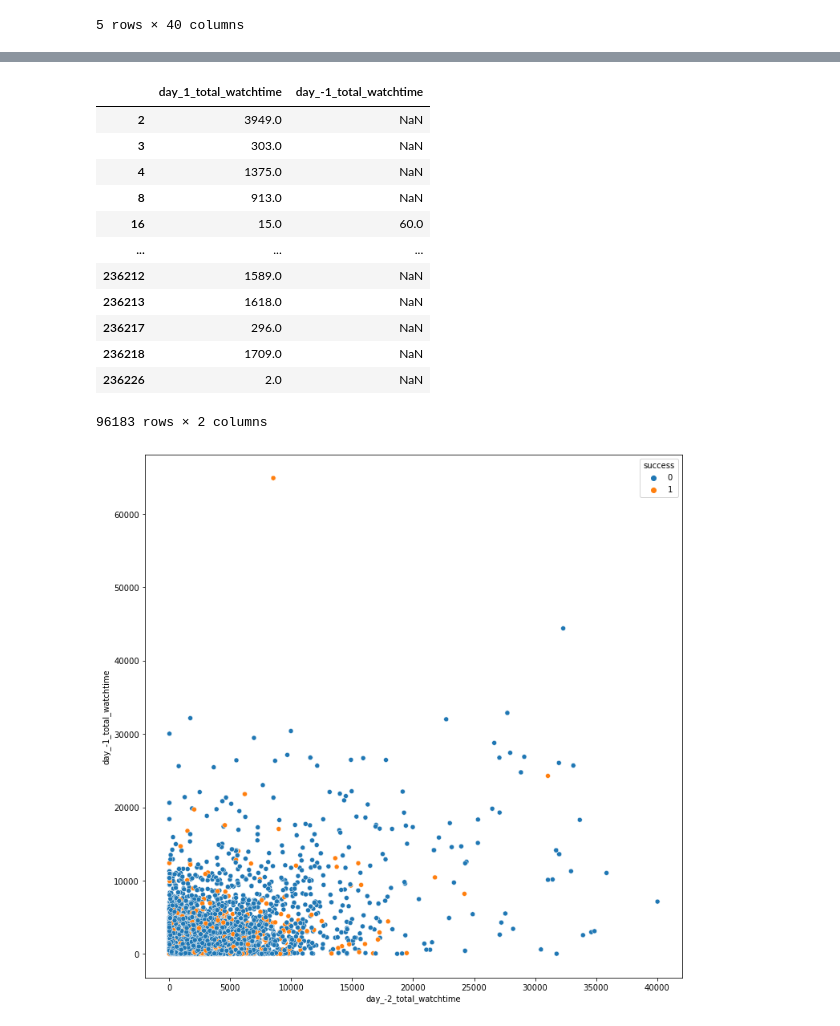
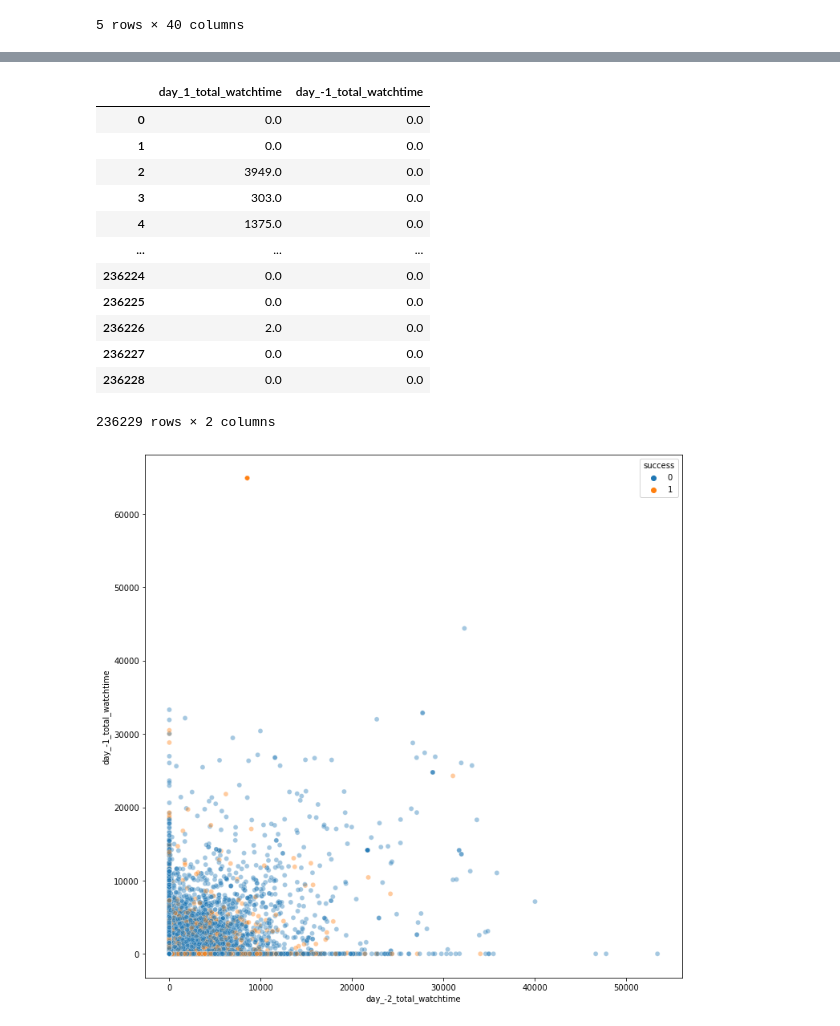
Before and after one commit to bdclow/Capstone, a Jupyter notebook: eda_notebooks/WatchTimeByTrialDay.ipynb, the cells around one changed output, grey strips where cells are left out. Cells and saved outputs as stored; diff of their text form; code cells hidden in the pictures.

```diff
--- a/eda_notebooks/WatchTimeByTrialDay.ipynb
+++ b/eda_notebooks/WatchTimeByTrialDay.ipynb
@@ -26,6 +29,8 @@ combined.head()
 5 rows × 40 columns
 # %%
 watch_time = pd.merge(watch_time, combined[["user_uid", "success"]], on="user_uid")
+
+watch_time = watch_time.fillna(0.0)
 # %%
 watch_time
 # %% [output]
@@ -46,26 +51,27 @@ watch_time
 watch_time[["day_1_total_watchtime", "day_-1_total_watchtime"]].dropna(how="all")
 # %% [output]
 |  | day_1_total_watchtime | day_-1_total_watchtime |
-| 2 | 3949.0 | NaN |
-| 3 | 303.0 | NaN |
-| 4 | 1375.0 | NaN |
-| 8 | 913.0 | NaN |
-| 16 | 15.0 | 60.0 |
+| 0 | 0.0 | 0.0 |
+| 1 | 0.0 | 0.0 |
+| 2 | 3949.0 | 0.0 |
+| 3 | 303.0 | 0.0 |
+| 4 | 1375.0 | 0.0 |
 | ... | ... | ... |
-| 236212 | 1589.0 | NaN |
-| 236213 | 1618.0 | NaN |
-| 236217 | 296.0 | NaN |
-| 236218 | 1709.0 | NaN |
-| 236226 | 2.0 | NaN |
+| 236224 | 0.0 | 0.0 |
+| 236225 | 0.0 | 0.0 |
+| 236226 | 2.0 | 0.0 |
+| 236227 | 0.0 | 0.0 |
+| 236228 | 0.0 | 0.0 |
-96183 rows × 2 columns
+236229 rows × 2 columns
 # %%
 plt.figure(figsize=(12,12))
 sns.scatterplot(
         data=watch_time,
         x="day_-2_total_watchtime",
         y="day_-1_total_watchtime",
+        alpha=0.4,
         hue="success")
 plt.show()
 # %% [output]
-[figure, old version]
+[figure, new version]
 # %%
```
Also changed, not shown: parts of 8 cells of this notebook, 1 other file.
